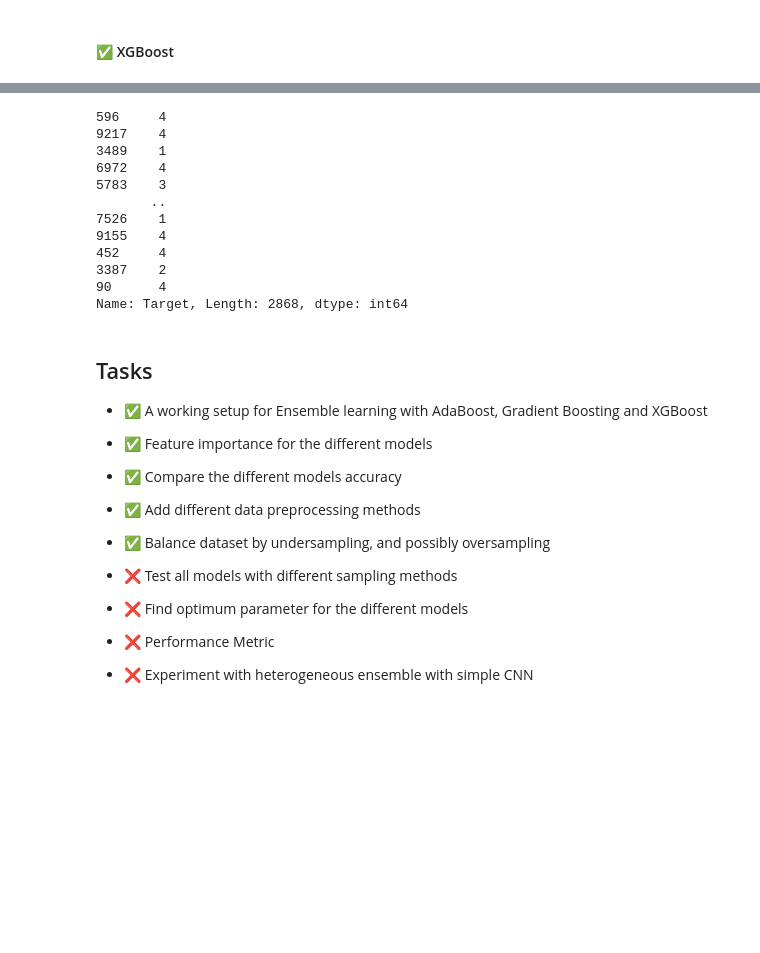
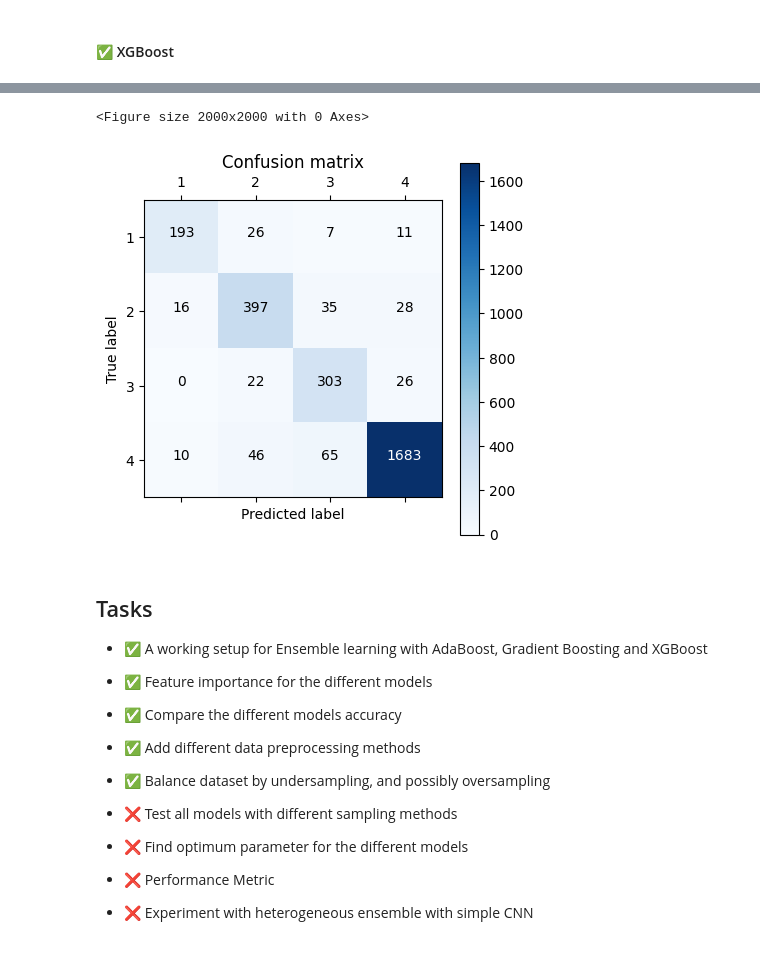
Before and after one commit to bazen-teklehaymanot/mlp, a Jupyter notebook: notebooks/ensemble.ipynb, the cells around one changed output, grey strips where cells are left out. Cells and saved outputs as stored; diff of their text form; code cells hidden in the pictures; blank space fills up the shorter version.

```diff
--- a/notebooks/ensemble.ipynb
+++ b/notebooks/ensemble.ipynb
@@ -538,22 +539,12 @@ important_features(xgb_model).head(20)
+# %%
+plot_confusion_matrix(xgb_model, X_test, y_test, xgb_encoder=le)
+# %% [output]
+<Figure size 2000x2000 with 0 Axes>
+[figure, added]
 # %%
 def hetrogeneous_ensemble_with_cnn(ada_boost_model, gradient_boost_model, xgb_model, train_x, train_y):
     X_train, X_test, y_train, y_test = train_test_split(train_x, train_y, test_size=0.4, random_state=42)
     # TODO: combination of ensemble models with CNN
-# %%
-y_test
-# %% [output]
-596     4
-9217    4
-3489    1
-6972    4
-5783    3
-       ..
-7526    1
-9155    4
-452     4
-3387    2
-90      4
-Name: Target, Length: 2868, dtype: int64
 # %%
 def plot_pr_curve(model, test_x, test_y):
     predictions = model.predict_proba(test_x)
```
Also changed, not shown: parts of 8 cells of this notebook, 2 other files.
